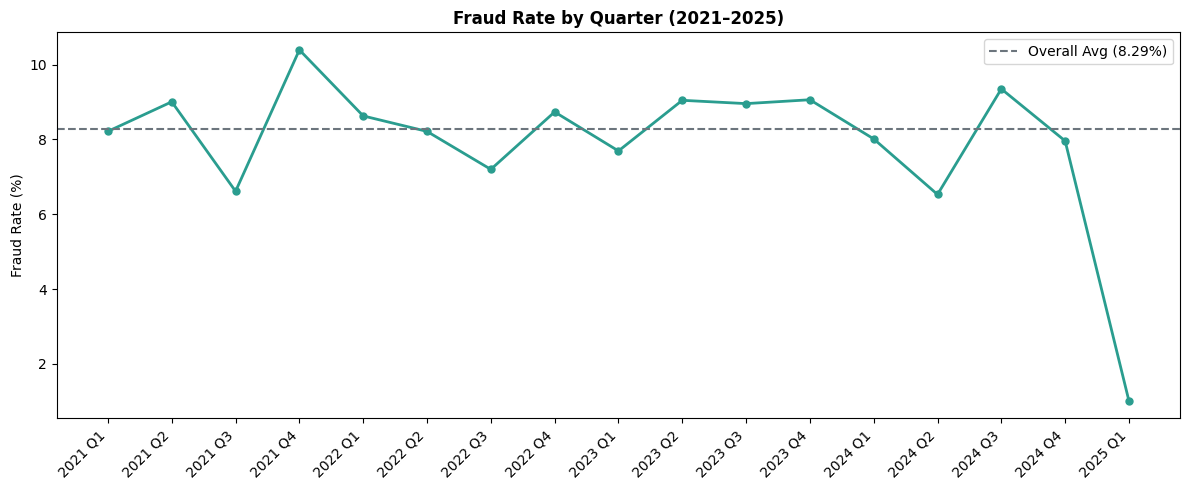
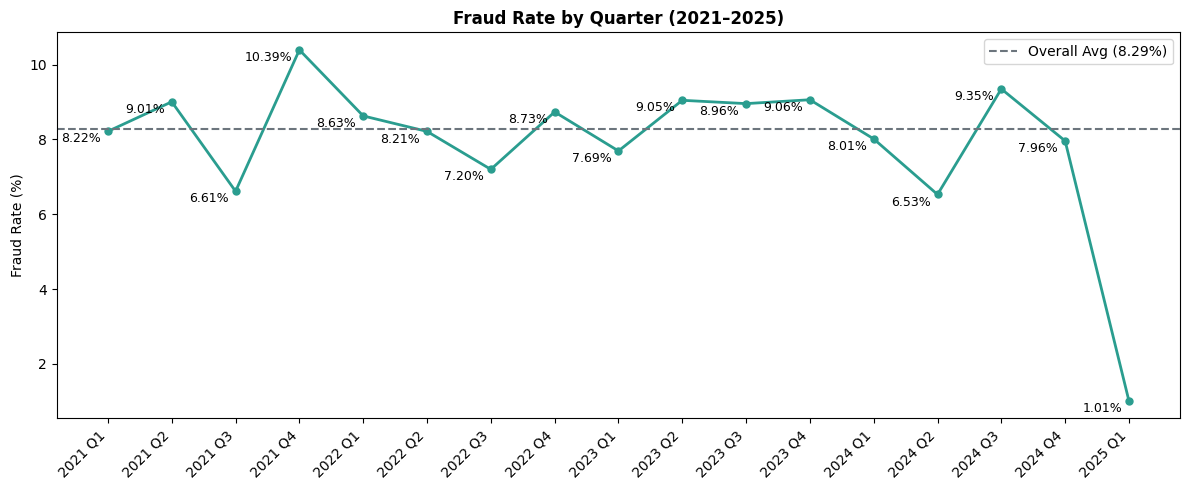
Unified diff of the notebook cell whose output changed from the first chart to the second:
--- before
+++ after
@@ -16,4 +16,14 @@
     markersize=5
 )
+
+for x, y in zip(fraud_quarterly["Period"], fraud_quarterly["Fraud_Rate"] * 100):
+    plt.annotate(
+        f"{y:.2f}%",
+        xy=(x, y),
+        xytext=(-5, -8),        
+        textcoords="offset points",
+        ha="right", fontsize=9
+    )
+    
 plt.axhline(
     fraud_rate * 100,

Commit: Add chart annotations